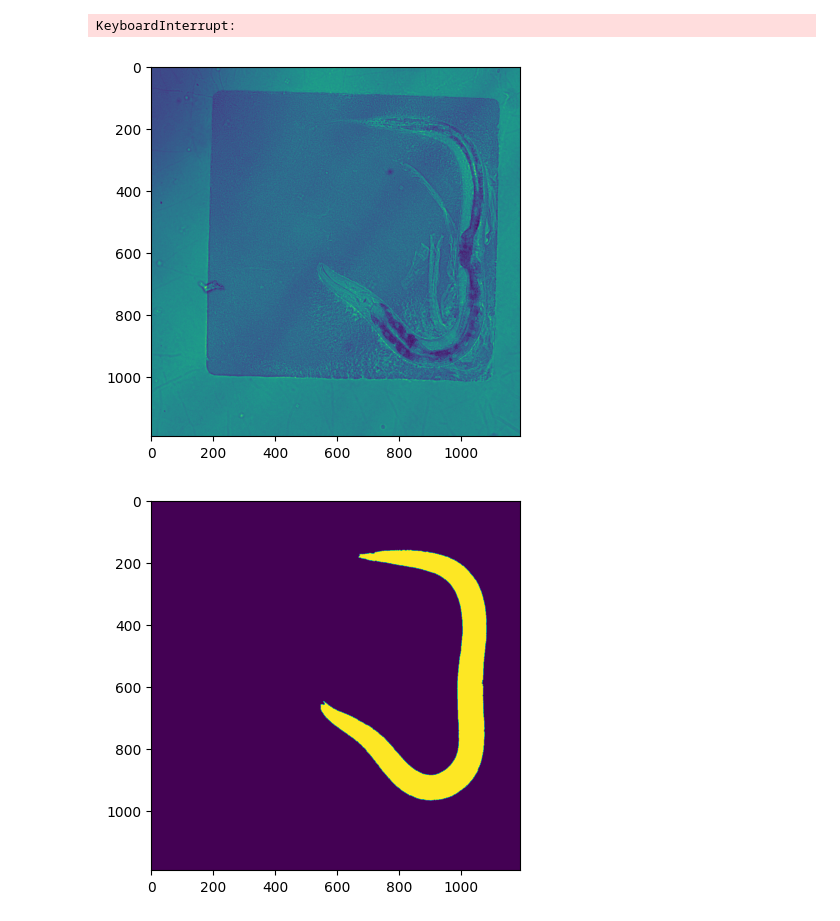
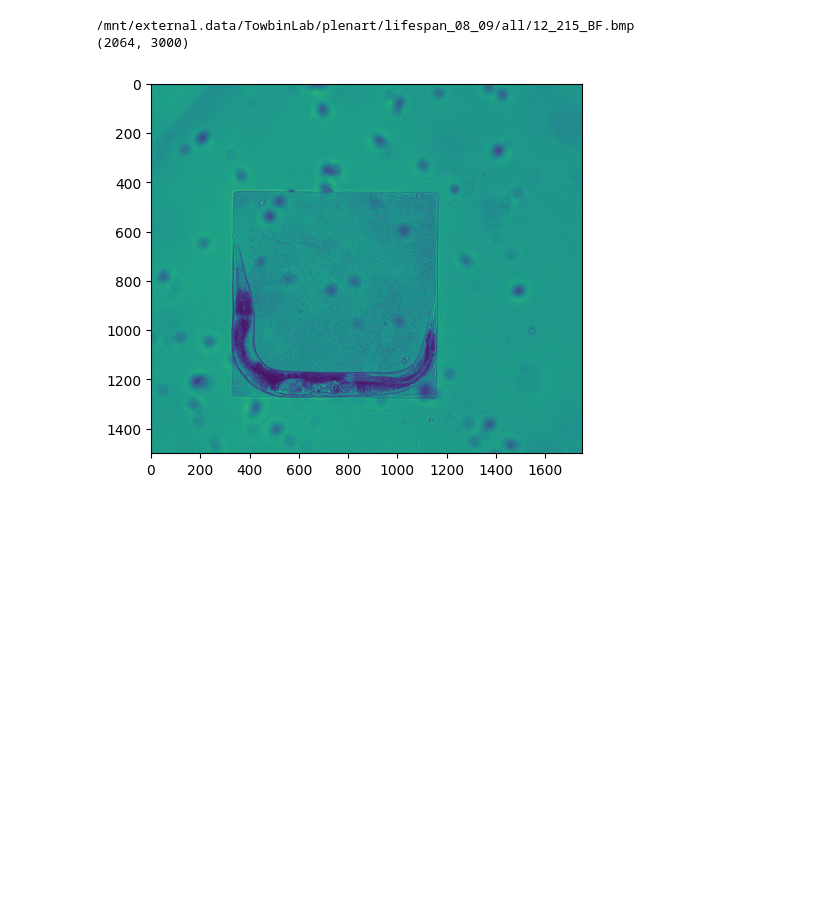
Before and after one commit to spsalmon/towbintools, a Jupyter notebook: towbintools/deep_learning/test_network.ipynb, the cells around one changed output. Cells and saved outputs as stored; diff of their text form; code cells hidden in the pictures; blank space fills up the shorter version.

```diff
--- a/towbintools/deep_learning/test_network.ipynb
+++ b/towbintools/deep_learning/test_network.ipynb
@@ -2,46 +2,33 @@
 from utils.dataset import TilesDatasetFly, TilesDataset
 from utils.augmentation import get_mean_and_std, get_training_augmentation, get_validation_augmentation, grayscale_to_rgb
 import os
-from time import perf_counter
 
 import lightning.pytorch as pl
 import matplotlib.pyplot as plt
 import numpy as np
 import pandas as pd
 import torch
-from joblib import Parallel, delayed
-from pytorch_toolbelt import inference
-from utils import FocalTverskyLoss
-from skimage.filters import threshold_otsu
-from sklearn.model_selection import train_test_split
-from torch import nn, optim
-from torch.utils.data import DataLoader
-from torch.utils.tensorboard.writer import SummaryWriter
-from torchmetrics.classification import BinaryF1Score, Dice
-from torchvision.transforms import Compose, Normalize, ToTensor
-from tqdm import tqdm
-from unet import UNet
+from utils.augmentation import get_validation_augmentation
+from torchmetrics.classification import BinaryF1Score, Dice, JaccardIndex
 import albumentations as albu
 from towbintools.foundation import image_handling
 from pytorch_toolbelt.inference import ImageSlicer, TileMerger
 import pretrained_microscopy_models as pmm
+from architectures import NestedUNet
+import pytorch_toolbelt.losses as L
+from utils.loss import FocalTverskyLoss
+import skimage.io as skio
+# database_csv = "/mnt/external.data/TowbinLab/plenart/20221020_Ti2_10x_green_bacteria_wbt150_small_chambers_good/analysis/report/analysis_filemap.csv"
+database_path = "/mnt/external.data/TowbinLab/plenart/lifespan_08_09/all/"
+images = sorted([os.path.join(database_path, f) for f in os.listdir(database_path)])
+# image_column = 'raw'
+# mask_column = 'analysis/ch2_seg'
 
-database_csv = "/mnt/external.data/TowbinLab/plenart/20221020_Ti2_10x_green_bacteria_wbt150_small_chambers_good/analysis/report/analysis_filemap.csv"
+# database = pd.read_csv(database_csv).dropna(subset=[mask_column])
+# database = database.dropna(subset=[image_column])
 
-image_column = 'raw'
-mask_column = 'analysis/ch2_seg'
-
-database = pd.read_csv(database_csv).dropna(subset=[mask_column])
-database = database.dropna(subset=[image_column])
-
-# pick 10000 random images
-database = database.sample(n=30000, random_state=42)
-training_dataframe, validation_dataframe = train_test_split(database, test_size=0.25, random_state=42)
-training_images = training_dataframe[image_column].values
-mean_and_std = Parallel(n_jobs=1, prefer='processes')(delayed(get_mean_and_std)(image_path) for image_path in tqdm(training_dataframe.sample(n=3000, random_state=42)['raw'].values.tolist()))
-mean_train_images = np.mean([mean for mean, std in mean_and_std])
-std_train_images = np.mean([std for mean, std in mean_and_std])
+# # pick 10000 random images
+# database = database.sample(n=40000, random_state=42)
+# training_dataframe, validation_dataframe = train_test_split(database, test_size=0.25, random_state=42)
-# %% [output]
-KeyboardInterrupt:
 # %%
 class LightningPretrained(pl.LightningModule):
@@ -112,18 +158,24 @@ class LightningPretrained(pl.LightningModule):
 # %%
-test_idx = 510
+test_idx = 1800
+print(images[test_idx])
 
-test_img = validation_dataframe.iloc[test_idx][image_column]
-test_mask = validation_dataframe.iloc[test_idx][mask_column]
+test_img = skio.imread(images[test_idx])
+# test_img = validation_dataframe.iloc[test_idx][image_column]
+# test_mask = validation_dataframe.iloc[test_idx][mask_column]
 
-test_img = image_handling.read_tiff_file(test_img, [2])
-test_mask = image_handling.read_tiff_file(test_mask)
+# test_img = image_handling.read_tiff_file(test_img, [2])
+# test_mask = image_handling.read_tiff_file(test_mask)
 
+print(test_img.shape)
+test_img = test_img[250:1750, 750:2500]
 plt.imshow(test_img)
 plt.show()
 
-plt.imshow(test_mask)
-plt.show()
+
+# plt.imshow(test_mask)
+# plt.show()
 # %% [output]
+/mnt/external.data/TowbinLab/plenart/lifespan_08_09/all/12_215_BF.bmp
+(2064, 3000)
-[figure, old version]
+[figure, new version]
-[figure, removed]
 # %%
```
Also changed, not shown: parts of 7 cells of this notebook, 17 other files.
